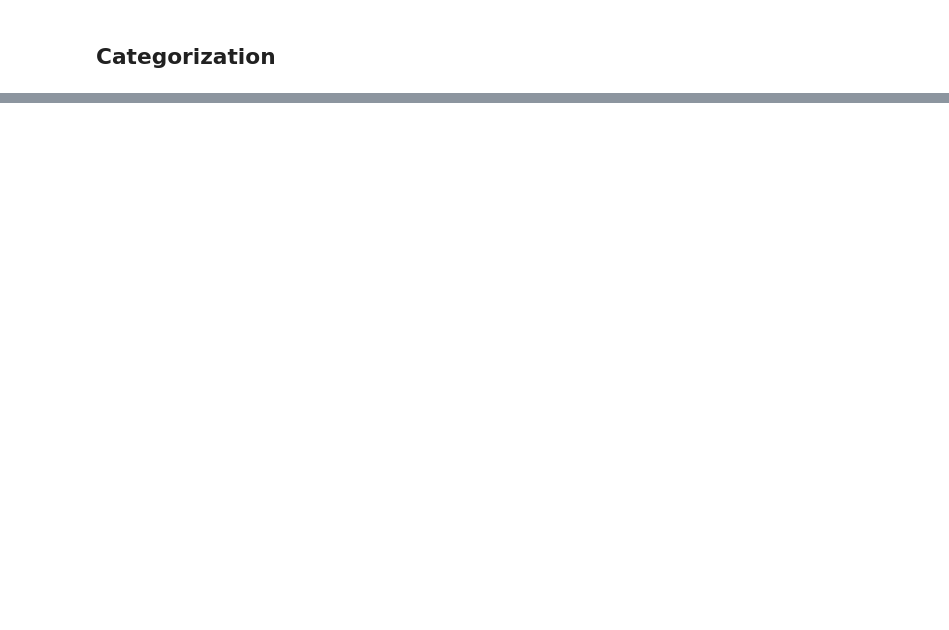
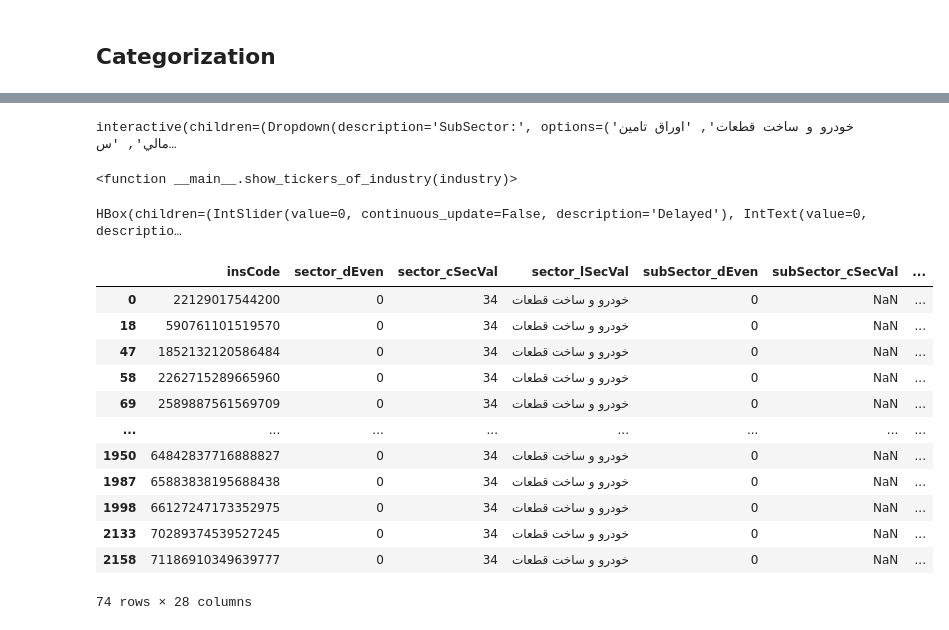
Before and after one commit to Aquarii/TSE-Helper, a Jupyter notebook: test-bed.ipynb, the cells around one changed output, grey strips where cells are left out. Drawn from its saved outputs; the diff is of its cells as text; code cells hidden in the pictures; blank space fills up the shorter version.

```diff
--- a/test-bed.ipynb
+++ b/test-bed.ipynb
@@ -119,2 +133,6 @@ all_identities.to_csv('all_idz.csv')
 # %% [markdown]
 ## Categorization
+# %%
+allidz = pd.read_csv('identities 09-04-2023 22-51-38 PM.csv', index_col='insCode')
+with pd.option_context('display.max_rows', 3):
+    display(allidz)
@@ -120,0 +166,6 @@ all_identities.to_csv('all_idz.csv')
+# %%
+
+widgets.interact(show_tickers_of_industry, industry=sub_sector_dropdown)
+# %% [output]
+interactive(children=(Dropdown(description='SubSector:', options=('خودرو و ساخت قطعات', 'اوراق تامين مالي', 'س…
+<function __main__.show_tickers_of_industry(industry)>
@@ -120,0 +174,28 @@ all_identities.to_csv('all_idz.csv')
+# %%
+a = widgets.IntSlider(description="Delayed", continuous_update=False)
+b = widgets.IntText(description="Delayed", continuous_update=False)
+c = widgets.IntSlider(description="Continuous", continuous_update=True)
+d = widgets.IntText(description="Continuous", continuous_update=True)
+
+widgets.link((a, 'value'), (b, 'value'))
+widgets.link((a, 'value'), (c, 'value'))
+widgets.link((a, 'value'), (d, 'value'))
+widgets.HBox([a,b,c,d])
+# %% [output]
+HBox(children=(IntSlider(value=0, continuous_update=False, description='Delayed'), IntText(value=0, descriptio…
+# %%
+allidz[allidz['sector_lSecVal'] == 'خودرو و ساخت قطعات']
+# %% [output]
+|  | insCode | sector_dEven | sector_cSecVal | sector_lSecVal | subSector_dEven | subSector_cSecVal | ... |
+| 0 | 22129017544200 | 0 | 34 | خودرو و ساخت قطعات | 0 | NaN | ... |
+| 18 | 590761101519570 | 0 | 34 | خودرو و ساخت قطعات | 0 | NaN | ... |
+| 47 | 1852132120586484 | 0 | 34 | خودرو و ساخت قطعات | 0 | NaN | ... |
+| 58 | 2262715289665960 | 0 | 34 | خودرو و ساخت قطعات | 0 | NaN | ... |
+| 69 | 2589887561569709 | 0 | 34 | خودرو و ساخت قطعات | 0 | NaN | ... |
+| ... | ... | ... | ... | ... | ... | ... | ... |
+| 1950 | 64842837716888827 | 0 | 34 | خودرو و ساخت قطعات | 0 | NaN | ... |
+| 1987 | 65883838195688438 | 0 | 34 | خودرو و ساخت قطعات | 0 | NaN | ... |
+| 1998 | 66127247173352975 | 0 | 34 | خودرو و ساخت قطعات | 0 | NaN | ... |
+| 2133 | 70289374539527245 | 0 | 34 | خودرو و ساخت قطعات | 0 | NaN | ... |
+| 2158 | 71186910349639777 | 0 | 34 | خودرو و ساخت قطعات | 0 | NaN | ... |
+74 rows × 28 columns
```
Also changed, not shown: parts of 13 cells of this notebook, 6 other files.
